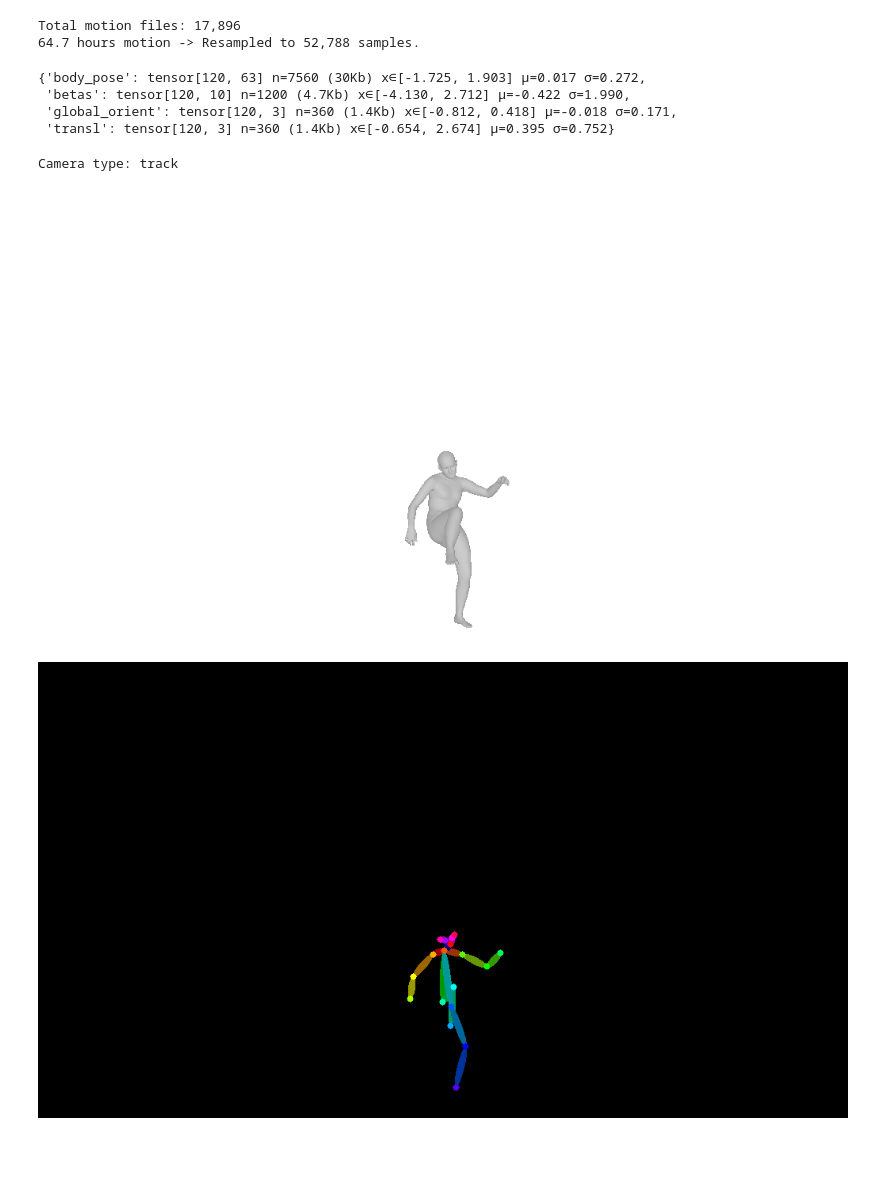
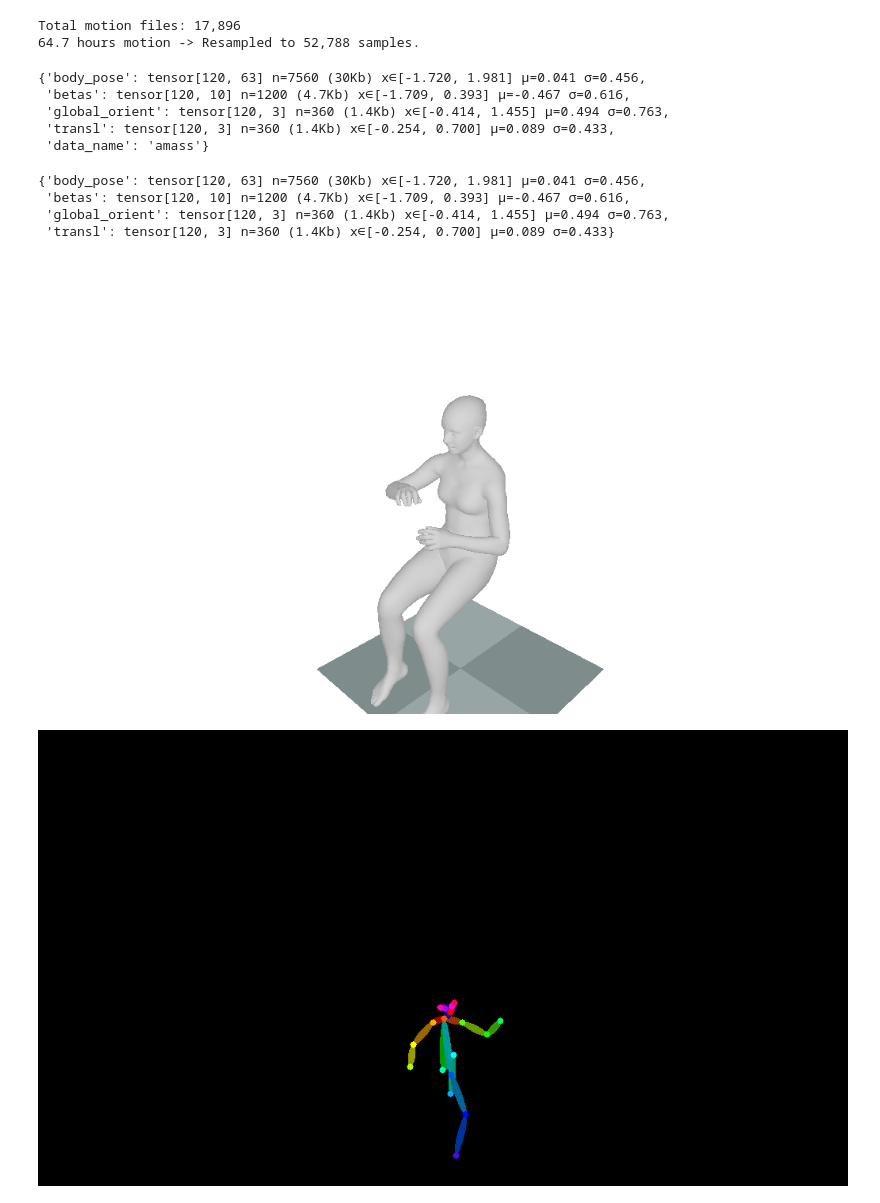
Before and after one commit to yj7082126/GVHMR, a Jupyter notebook: notebooks/train_amass.ipynb, the cells around one changed output. Saved outputs shown, nothing was run; the diff lists cells and outputs as text; code cells hidden in the pictures; blank space fills up the shorter version.

```diff
--- a/notebooks/train_amass.ipynb
+++ b/notebooks/train_amass.ipynb
@@ -145,7 +145,8 @@ Total motion files: 17,896
 idx = 10
 np.random.seed(42)
 
-mid = idx2meta[idx]
+# mid = idx2meta[idx]
+mid = 'inputs/smplx_amass/smplxn_raw/TCDHands/TCDHands/ExperimentDatabase/BottleA_stageii.npz'
 raw_data = seqs[mid]
 raw_len = raw_data["pose"].shape[0]
 
@@ -155,7 +156,8 @@ raw_len = raw_data["pose"].shape[0]
 # start = np.random.randint(0, raw_len - raw_subset_len + 1) if raw_subset_len <= raw_len else 0
 # end = start + raw_subset_len if raw_subset_len <= raw_len else raw_len
 # print(f"{'/'.join(Path(mid).parts[2:])} : {raw_len} -> {start} ~ {end} (len={end-start})")
-start, end = 0, raw_len
+# start, end = 0, raw_len
+start, end = 0, 120
 
 data = {
     "body_pose": raw_data["pose"][start:end, 3:],  # (F, 63)
@@ -164,21 +166,24 @@ data = {
     "transl": raw_data["trans"][start:end, :3],  # (F, 3)
     "data_name" : "amass"
 }
-data = interpolate_smpl_params(data, motion_frames_len)
+# data = interpolate_smpl_params(data, motion_frames_len)
 data["global_orient"], data["transl"], _ = get_tgtcoord_rootparam(
     data["global_orient"], data["transl"], tsf="az->ay",
 )
 data
 # %% [output]
-{'body_pose': tensor[120, 63] n=7560 (30Kb) x∈[-1.725, 1.903] μ=0.017 σ=0.272,
- 'betas': tensor[120, 10] n=1200 (4.7Kb) x∈[-4.130, 2.712] μ=-0.422 σ=1.990,
- 'global_orient': tensor[120, 3] n=360 (1.4Kb) x∈[-0.812, 0.418] μ=-0.018 σ=0.171,
- 'transl': tensor[120, 3] n=360 (1.4Kb) x∈[-0.654, 2.674] μ=0.395 σ=0.752}
+{'body_pose': tensor[120, 63] n=7560 (30Kb) x∈[-1.720, 1.981] μ=0.041 σ=0.456,
+ 'betas': tensor[120, 10] n=1200 (4.7Kb) x∈[-1.709, 0.393] μ=-0.467 σ=0.616,
+ 'global_orient': tensor[120, 3] n=360 (1.4Kb) x∈[-0.414, 1.455] μ=0.494 σ=0.763,
+ 'transl': tensor[120, 3] n=360 (1.4Kb) x∈[-0.254, 0.700] μ=0.089 σ=0.433,
+ 'data_name': 'amass'}
 # %%
 ### AMASS Train Dataset --Process Data-- ###
 
-betas = augment_betas(data["betas"], std=0.1)
-global_orient_w, transl_w = rotate_around_axis(data["global_orient"], data["transl"], axis="y")
+# betas = augment_betas(data["betas"], std=0.1)
+betas = data["betas"]
+# global_orient_w, transl_w = rotate_around_axis(data["global_orient"], data["transl"], axis="y")
+global_orient_w, transl_w = data['global_orient'], data['transl']
 smpl_params_w = {
     'body_pose' : data["body_pose"],
     'betas': betas,
@@ -195,8 +200,7 @@ width, height, K_fullimg = create_camera_sensor(1000, 1000, 24)
 
 np.random.seed(180)
 wham_cam_augmentor = CameraAugmentorV11()
-T_w2c = wham_cam_augmentor(w_j3d, motion_frames_len,
-                           camera_type="track")
+T_w2c = wham_cam_augmentor(w_j3d, motion_frames_len, camera_type="track")
 
 offset = smplx.get_skeleton(betas[0].to(device))[0]  # (3)
 global_orient_c, transl_c = get_c_rootparam(
@@ -237,8 +241,6 @@ batch = {
         "spv_incam_only": False,
     },
 }
-# %% [output]
-Camera type: track
 # %%
 smpl_params_c = {k:v.to(device) for k,v in batch['smpl_params_c'].items()}
 verts = smplx(**smpl_params_c).vertices
@@ -247,8 +249,36 @@ renderer_c = Renderer(1024, 576, device="cuda", faces=smplx.faces, K=K_fullimg[0
 i = 25
 img = renderer_c.render_mesh(verts[i])
 Image.fromarray(img)
-# %% [output]
-[figure, removed]
+# %%
+smpl_params_w
+# %% [output]
+{'body_pose': tensor[120, 63] n=7560 (30Kb) x∈[-1.720, 1.981] μ=0.041 σ=0.456,
+ 'betas': tensor[120, 10] n=1200 (4.7Kb) x∈[-1.709, 0.393] μ=-0.467 σ=0.616,
+ 'global_orient': tensor[120, 3] n=360 (1.4Kb) x∈[-0.414, 1.455] μ=0.494 σ=0.763,
+ 'transl': tensor[120, 3] n=360 (1.4Kb) x∈[-0.254, 0.700] μ=0.089 σ=0.433}
+# %%
+smpl_params_w = {k: v.to(device) for k,v in batch['smpl_params_w'].items()}
+verts = smplx(**smpl_params_w).vertices
+pred_ay_verts = torch.stack([torch.matmul(smplx2smpl, v_) for v_ in verts])
+pred_gb_verts, pred_gb_joints = move_to_start_point_face_z(pred_ay_verts, J_regressor)
+
+global_R, global_T, global_lights = get_global_cameras_static(
+    pred_gb_joints.cpu(), beta=2.0, cam_height_degree=20, target_center_height=1.0,
+)
+_, _, K = create_camera_sensor(1024, 576, 24)
+renderer_g = Renderer(1024, 576, device="cuda", faces=faces_smpl[0], K=K)
+
+# -- render mesh -- #
+scale, cx, cz = get_ground_params_from_points(pred_gb_joints[:, 0], pred_gb_verts)
+renderer_g.set_ground(scale * 1.5, cx, cz)
+color = torch.ones(3).float().cuda() * 0.8
+
+i = 25
+cameras = renderer_g.create_camera(global_R[i], global_T[i])
+img_gb = renderer_g.render_with_ground(pred_gb_verts[[i]], color[None], cameras, global_lights)
+Image.fromarray(img_gb)
+# %% [output]
+[figure, added]
 # %%
 w_j3d = smplx(**{k:v.to(device) for k,v in smpl_params_w.items()}).joints.cpu()
 # width, height, K_fullimg = create_camera_sensor(1000, 1000, 24)
```
Also changed, not shown: 21 other files.
